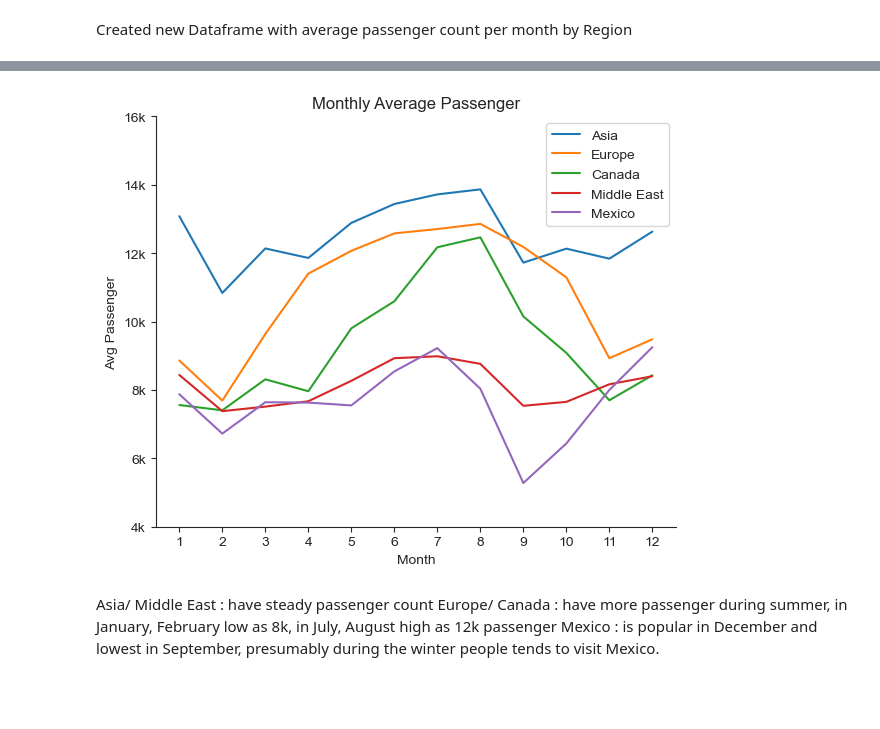
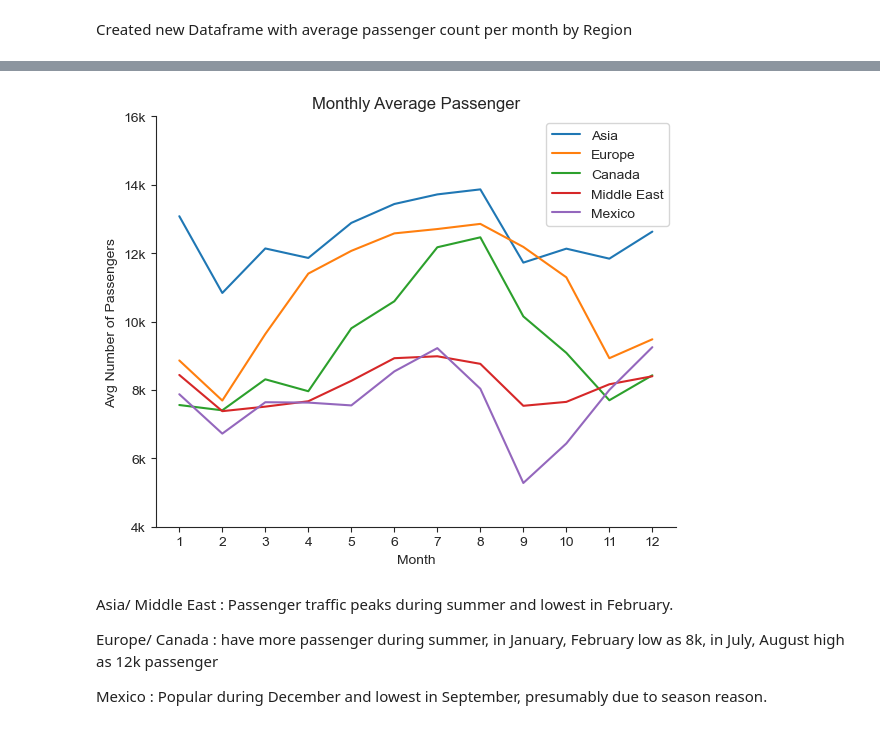
Before and after one commit to ahranyu/100_My_Project, a Jupyter notebook: 10_SFO_airtraffic/1_International.ipynb, the cells around one changed output, grey strips where cells are left out. Cells and saved outputs as stored; diff of their text form; code cells hidden in the pictures; blank space fills up the shorter version.

```diff
--- a/10_SFO_airtraffic/1_International.ipynb
+++ b/10_SFO_airtraffic/1_International.ipynb
@@ -111,17 +125,19 @@ df_monthly_top= df_monthly_top.iloc[:,1:6]
 # %%
 df_monthly_top.plot(title='Monthly Average Passenger', ylim=(4000,16000),figsize=(6,5))
 
 plt.gca().yaxis.set_major_formatter(FuncFormatter(lambda x, pos : f'{(x/1000):.0f}k'))
 plt.legend(title='')
-plt.ylabel('Avg Passenger')
+plt.ylabel('Avg Number of Passengers')
 plt.xlabel('Month')
 plt.xticks(ticks=range(0,12),labels=range(1,13))
 sns.despine()
 plt.tight_layout()
 plt.show()
 # %% [output]
-[figure, old version]
+[figure, new version]
 # %% [markdown]
-Asia/ Middle East : have steady passenger count
+Asia/ Middle East : Passenger traffic peaks during summer and lowest in February.
+
 Europe/ Canada : have more passenger during summer, in January, February low as 8k, in July, August high as 12k passenger
-Mexico : is popular in December and lowest in September, presumably during the winter people tends to visit Mexico.
+
+Mexico : Popular during December and lowest in September, presumably due to season reason.
```
Also changed, not shown: parts of 20 cells of this notebook, 3 other files.
